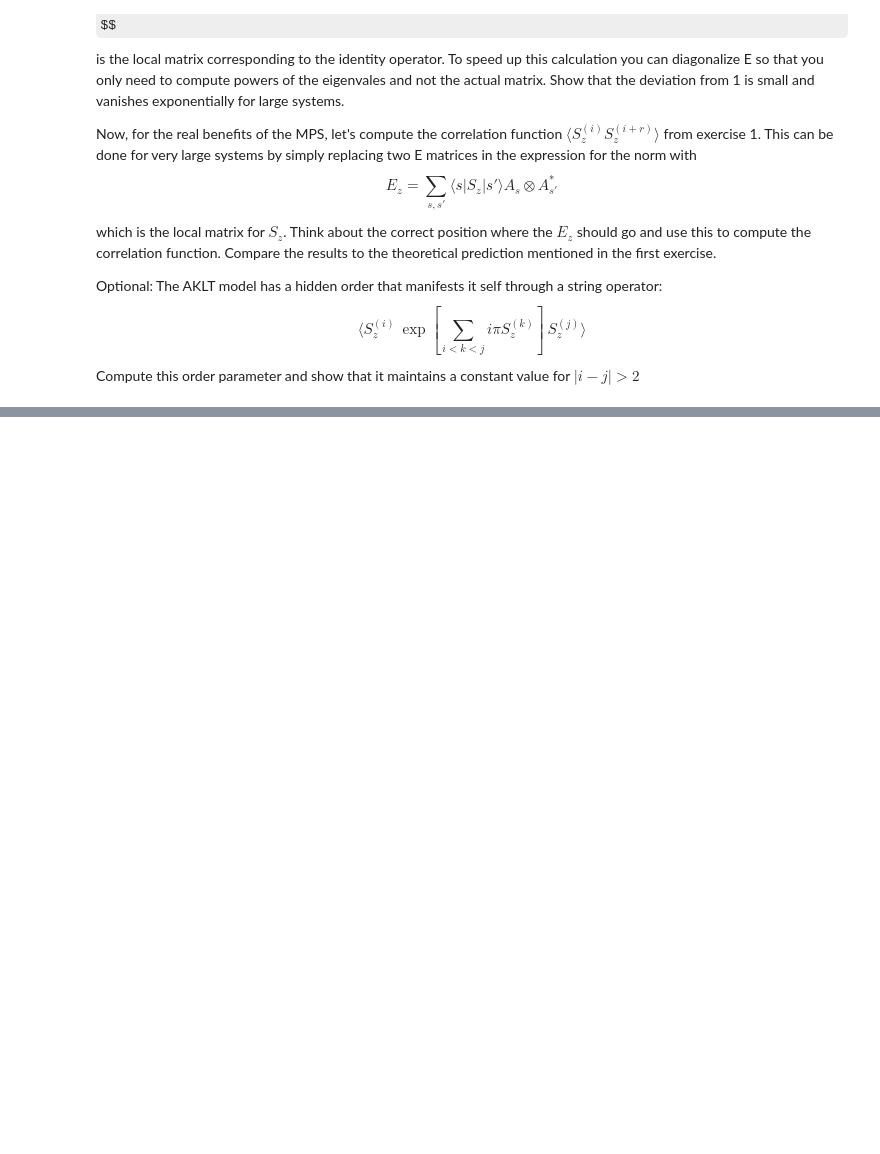
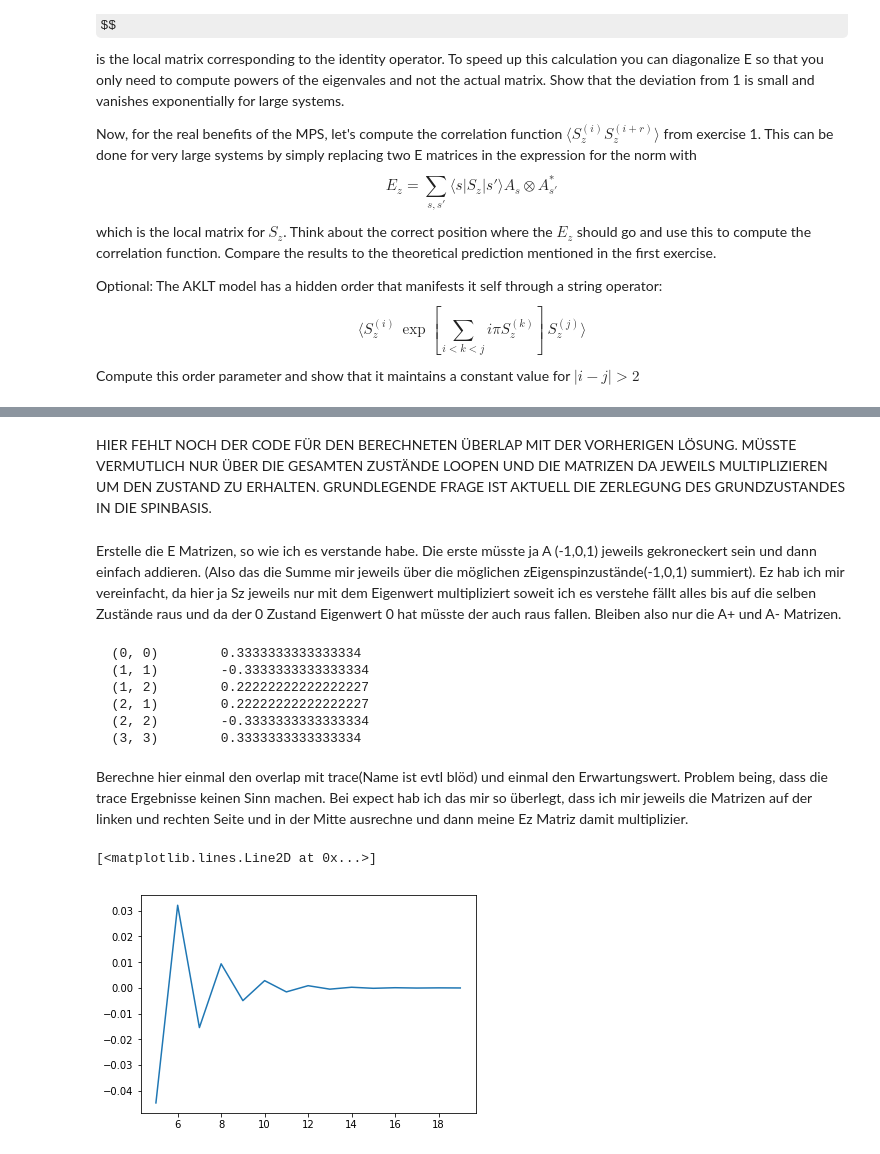
Before and after one commit to ml4cdeca/ComputationalQuantumDynamics, a Jupyter notebook: blatt8/exercise8.ipynb, the cells around one changed output, grey strips where cells are left out. Saved outputs shown, nothing was run; the diff lists cells and outputs as text; code cells hidden in the pictures; some formulas as TeX source; blank space fills up the shorter version.

```diff
--- a/blatt8/exercise8.ipynb
+++ b/blatt8/exercise8.ipynb
@@ -148,3 +160,10 @@ where $\theta_0 = \text{arctan}(1/3)$ is a special angle that allow us to go bac
 Study what happens to the gap of the system as you change $\theta$, moving away from $\theta_0$, and interpret your results. After this you should look at the entanglement of the ground state for different $\theta$ taking into account your conclusions about the gap. What happens to the entanglement entropy and the schmidt rank as $\theta$ changes?
 
 Tip: a nice trick to compute partial traces is to use the function reshape() as it allows you to rewrite your state as a matrix in the way required for a Schmidt decomposition. After that all you need to do to get the entanglement spectrum is perform a svd (also available in the usual places) and look at the singular values.
+# %%
+def Build_H_TFIMth(N,th):
+    Hmat = N*np.cos(th)/(np.cos(np.arctan(1/3)*3))*sparse.identity(3**N)
+    for i in range(N):
+        product=Szis[i]@Szis[(i+1)%N] +1/2*(Spis[i]@Smis[(i+1)%N]+Smis[i]@Spis[(i+1)%N])
+        Hmat = Hmat +np.cos(th)/(np.cos(np.arctan(1/3)*2))*(product)+ np.sin(th)/(np.cos(np.arctan(1/3)*6))*product@product
+    return Hmat
@@ -187,0 +240,68 @@ Compute this order parameter and show that it maintains a constant value for $|i
+# %% [markdown]
+HIER FEHLT NOCH DER CODE FÜR DEN BERECHNETEN ÜBERLAP MIT DER VORHERIGEN LÖSUNG. MÜSSTE VERMUTLICH NUR ÜBER DIE GESAMTEN ZUSTÄNDE LOOPEN UND DIE MATRIZEN DA JEWEILS MULTIPLIZIEREN UM DEN ZUSTAND ZU ERHALTEN. GRUNDLEGENDE FRAGE IST AKTUELL DIE ZERLEGUNG DES GRUNDZUSTANDES IN DIE SPINBASIS.
+# %% [markdown]
+Erstelle die E Matrizen, so wie ich es verstande habe. Die erste müsste ja A (-1,0,1) jeweils gekroneckert
+sein und dann einfach addieren. (Also das die Summe mir jeweils über die möglichen zEigenspinzustände(-1,0,1)
+summiert).
+Ez hab ich mir vereinfacht, da hier ja Sz jeweils nur mit dem Eigenwert multipliziert soweit ich es verstehe fällt alles bis auf die selben Zustände raus und da der 0 Zustand Eigenwert 0 hat müsste der auch raus fallen. Bleiben also
+nur die A+ und A- Matrizen.
+# %%
+#creating an empty matrix
+Em = sparse.csr_matrix((4,4))
+#adding up the matrixes
+for matrix in mat:
+    Em= Em + sparse.kron(matrix,np.transpose(matrix))
+print(Em)
+#calculating Ez, can be done as below, as only the +1 and -1 states contribute due to the orthogonal basis and 0 eigval
+#of the 0 state leaving all other possibilites to fall out
+Ez = sparse.kron(mat[0],np.transpose(mat[0]))-sparse.kron(mat[2],np.transpose(mat[2]))
+#print(Ez)
+# %% [output]
+  (0, 0)        0.3333333333333334
+  (1, 1)        -0.3333333333333334
+  (1, 2)        0.22222222222222227
+  (2, 1)        0.22222222222222227
+  (2, 2)        -0.3333333333333334
+  (3, 3)        0.3333333333333334
+# %% [markdown]
+Berechne hier einmal den overlap mit trace(Name ist evtl blöd) und einmal den Erwartungswert. Problem being, dass die trace Ergebnisse keinen Sinn machen. Bei expect hab ich das mir so überlegt, dass ich mir jeweils die Matrizen auf der linken und rechten Seite und in der Mitte ausrechne und dann meine Ez Matriz damit multiplizier.
+# %%
+#calculating the eigvalues
+def trace(N):
+    eigval,eigvek=sLA.eigsh(Em,k=3)
+    #start trace by adding eigvalues
+    overlap=0
+    for i in range(len(eigval)):
+        overlap=+eigval[i]**N
+    Et=Em
+    for u in range(int(N-1)):
+        Et=Et@Em
+    return overlap, np.trace(Et.toarray())
+def expect(i,r,N):
+    El=Em
+    Ec=Em
+    Er=Em
+    j=i+r
+    for k in range(i-1):
+        El=El@Em
+    for m in range(i+1,j-1):
+        Ec=Ec@Em
+    for n in range(j+1,N-1):
+        Er=Er@Em
+    sol=El@Ez@Ec@Ez@Er
+    print(sol)
+    return np.trace(sol.toarray())
+#reference array for plotting
+# %%
+Ns=np.arange(5,20,1)
+overlapsi=[]
+overlapsii=[]
+for xi in Ns:
+    one,two=trace(xi)
+    overlapsi.append(one)
+    overlapsii.append(two)
+#plt.plot(Ns,overlapsi)
+plt.plot(Ns,overlapsii)
+# %% [output]
+[<matplotlib.lines.Line2D at 0x...>]
+[figure, added]
```
Also changed, not shown: parts of 9 cells of this notebook.
